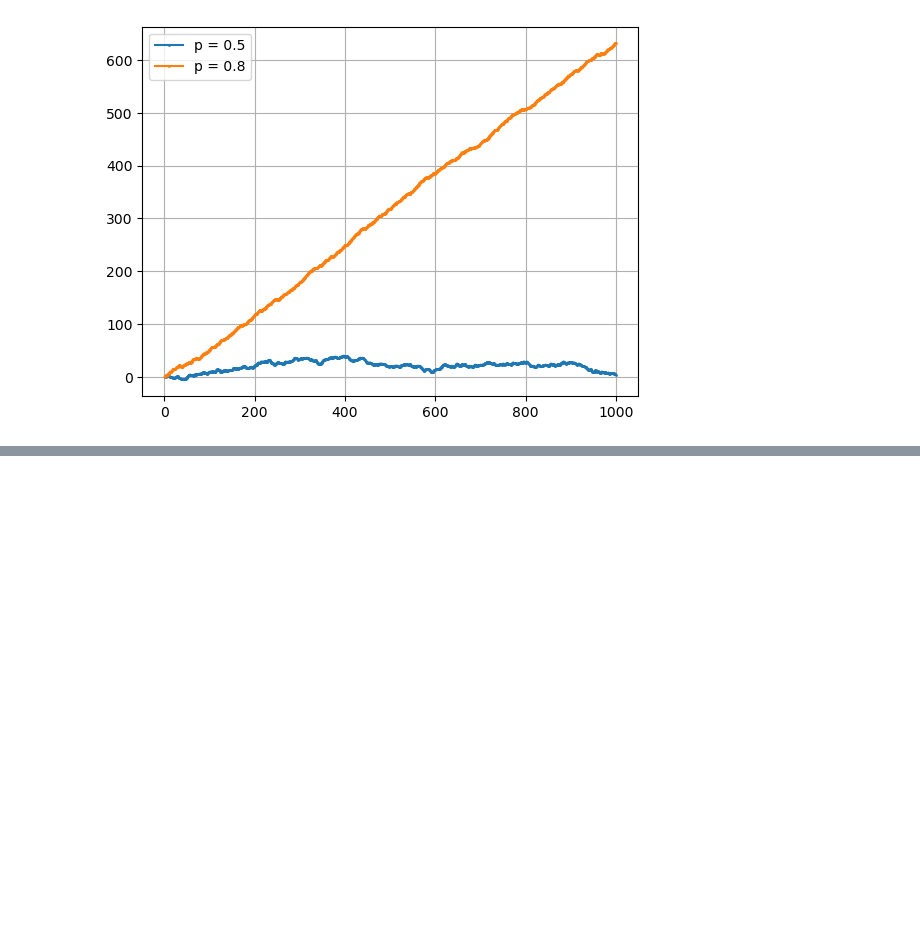
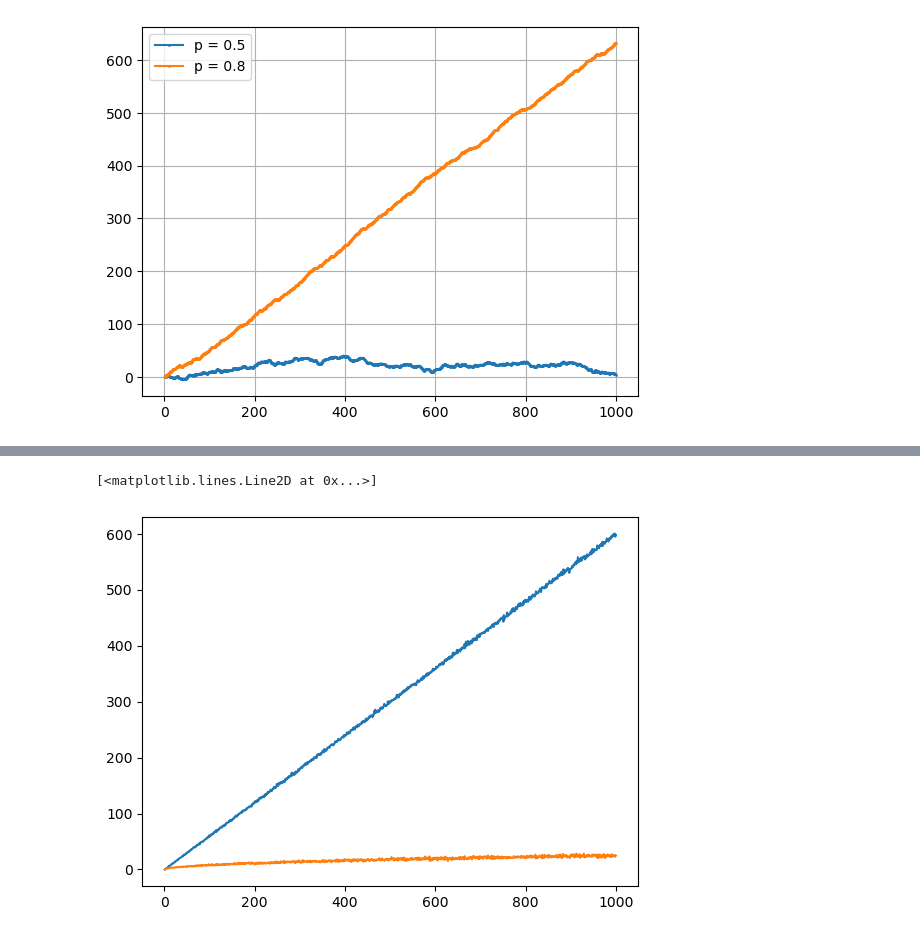
Before and after one commit to Rogerio-buso/Fisica-Computacional, a Jupyter notebook: Atividade 4/randomwalk.ipynb, the cells around one changed output, grey strips where cells are left out. Cells and saved outputs as stored; diff of their text form; code cells hidden in the pictures; blank space fills up the shorter version.

```diff
--- a/Atividade 4/randomwalk.ipynb
+++ b/Atividade 4/randomwalk.ipynb
@@ -46,0 +47,21 @@ for i in range(1, 100):
+# %%
+def media_dp(N, p, num_passeios):
+  media = []
+  dp = []
+  for i in range(1, N+1):
+    posicao_final = []
+    for _ in range(1, num_passeios):
+        posicao = passeio_aleatorio(i,p)
+        posicao_final.append(posicao[-1])
+    media.append(np.mean(posicao_final))
+    dp.append(np.std(posicao_final))
+  return np.array(media), np.array(dp)
+N=1000
+num_passeios=100
+n = np.linspace(1, N, N)
+media, dp = media_dp(1000, 0.8, num_passeios)
+plt.plot(n, media)
+plt.plot(n, dp)
+# %% [output]
+[<matplotlib.lines.Line2D at 0x...>]
+[figure, added]
```
Also changed, not shown: parts of 1 cell of this notebook.
